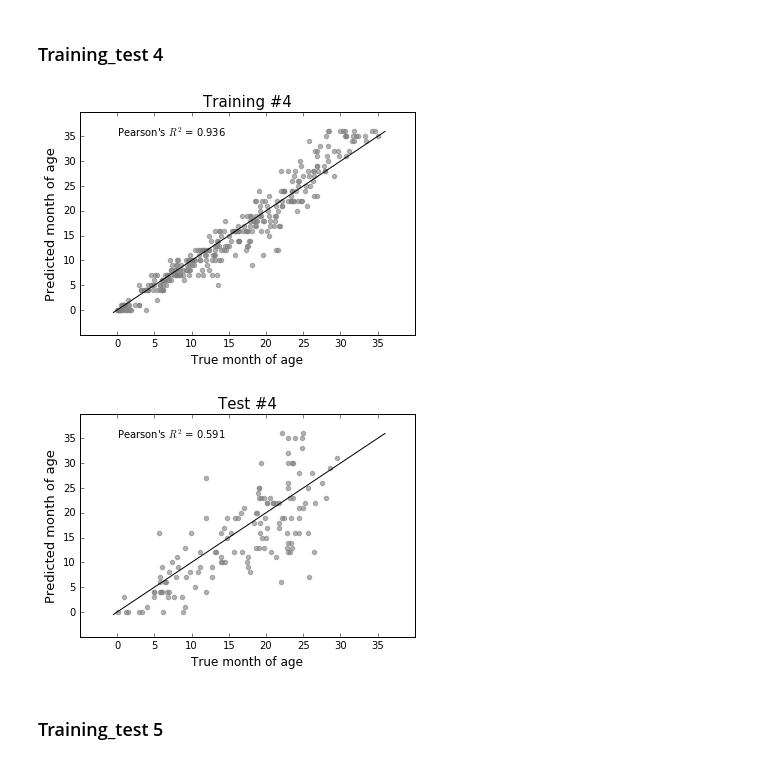
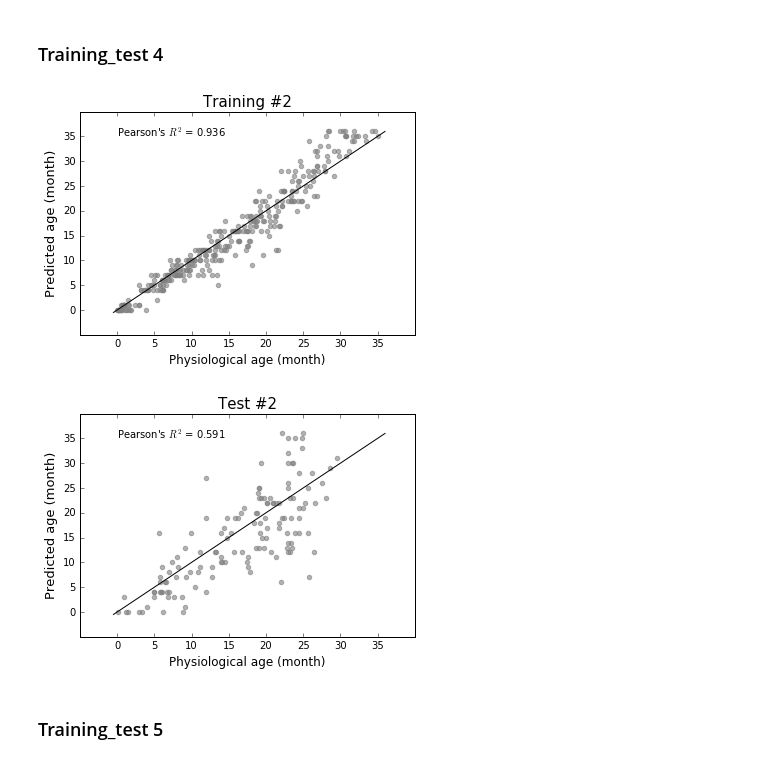
Before and after one commit to Pear21/infantGutMicrobiotaGrowth, a Jupyter notebook: infantGutMicrobiotaGrowth.ipynb, the cells around one changed output. Drawn from its saved outputs; the diff is of its cells as text; code cells hidden in the pictures.

```diff
--- a/infantGutMicrobiotaGrowth.ipynb
+++ b/infantGutMicrobiotaGrowth.ipynb
@@ -96,6 +98,10 @@ df_all_but_gf = pd.concat([df_rxn, df_ko, df_go, df_ec, df_pwy, df_motu, df_bug]
 # %%
 # save file
 df_all_but_gf.to_csv('C:\Users\pengye\Desktop\infantGMG\data\\df_all_but_gf.csv', sep='\t')
+# %%
+# load file
+df_all_but_gf = pd.DataFrame.from_csv('C:\Users\pengye\Desktop\infantGMG\data\\df_all_but_gf.csv', sep='\t')
+df_age = pd.DataFrame.from_csv('C:\Users\pengye\Desktop\infantGMG\data\\758sample.age.csv', sep='\t')
 # %%
 # 739 smpl, both included in df_age and df_profile
 list_age_and_profile = list(set(df_age.index) & set(df_all_but_gf.index))
@@ -118,7 +128,7 @@ df_age_721_le36['month'].hist(bins=36)
 list_0_4_12M_all_smpl = [x for x in df_age_721_le36.index if 'M' in x or 'B' in x]
 #df_age_460
 np.random.seed(4)
-list_0_4_12M_261_smpl = [x for x in np.random.permutation(list_0_4_12M_smpl)[39:]]
+list_0_4_12M_261_smpl = [x for x in np.random.permutation(list_0_4_12M_all_smpl)[39:]]
 # %%
 df_all_but_gf_460 = df_all_but_gf_721.drop(list_0_4_12M_261_smpl)
 df_age_460_le36 = df_age_721_le36.drop(list_0_4_12M_261_smpl)
@@ -440,13 +646,14 @@ cross_val_50_mean = cross_val_score(regr_rf_50, x_50, y).mean()
 # %%
 ## subroutine for plotting
 def plotScatter(y_true, y_predict, title):
+    plt.figure(facecolor='white')
     ax = plt.gca()
     plt.ylim(-5, 40)
     ax.scatter(y_predict, y_true, c='grey', edgecolors='grey', alpha=.6)
     ax.set_xticklabels(['', 0, 5, 10, 15, 20, 25, 30, 35])
     ax.set_yticklabels(['', 0, 5, 10, 15, 20, 25, 30, 35])
-    ax.set_xlabel('True month of age', fontsize=12)
-    ax.set_ylabel('Predicted month of age', fontsize=13)
+    ax.set_xlabel('Physiological age (month)', fontsize=12)
+    ax.set_ylabel('Predicted age (month)', fontsize=13)
     ax.set_title(title, fontsize=15)
 
     corr_ = np.corrcoef(list(y_true), list(y_predict))[0, 1]
@@ -567,11 +991,11 @@ plotScatter(y_test3, y_rf_test3, 'Test #3')
 # %% [markdown]
 ### Training_test 4
 # %%
-plotScatter(y_train4, y_rf_train4, 'Training #4')
-plotScatter(y_test4, y_rf_test4, 'Test #4')
+plotScatter(y_train4, y_rf_train4, 'Training #2')
+plotScatter(y_test4, y_rf_test4, 'Test #2')
 # %% [output]
-[figure, old version]
+[figure, new version]
-[figure, old version]
+[figure, new version]
 # %% [markdown]
 ### Training_test 5
 # %%
```
Also changed, not shown: parts of 32 cells of this notebook.
